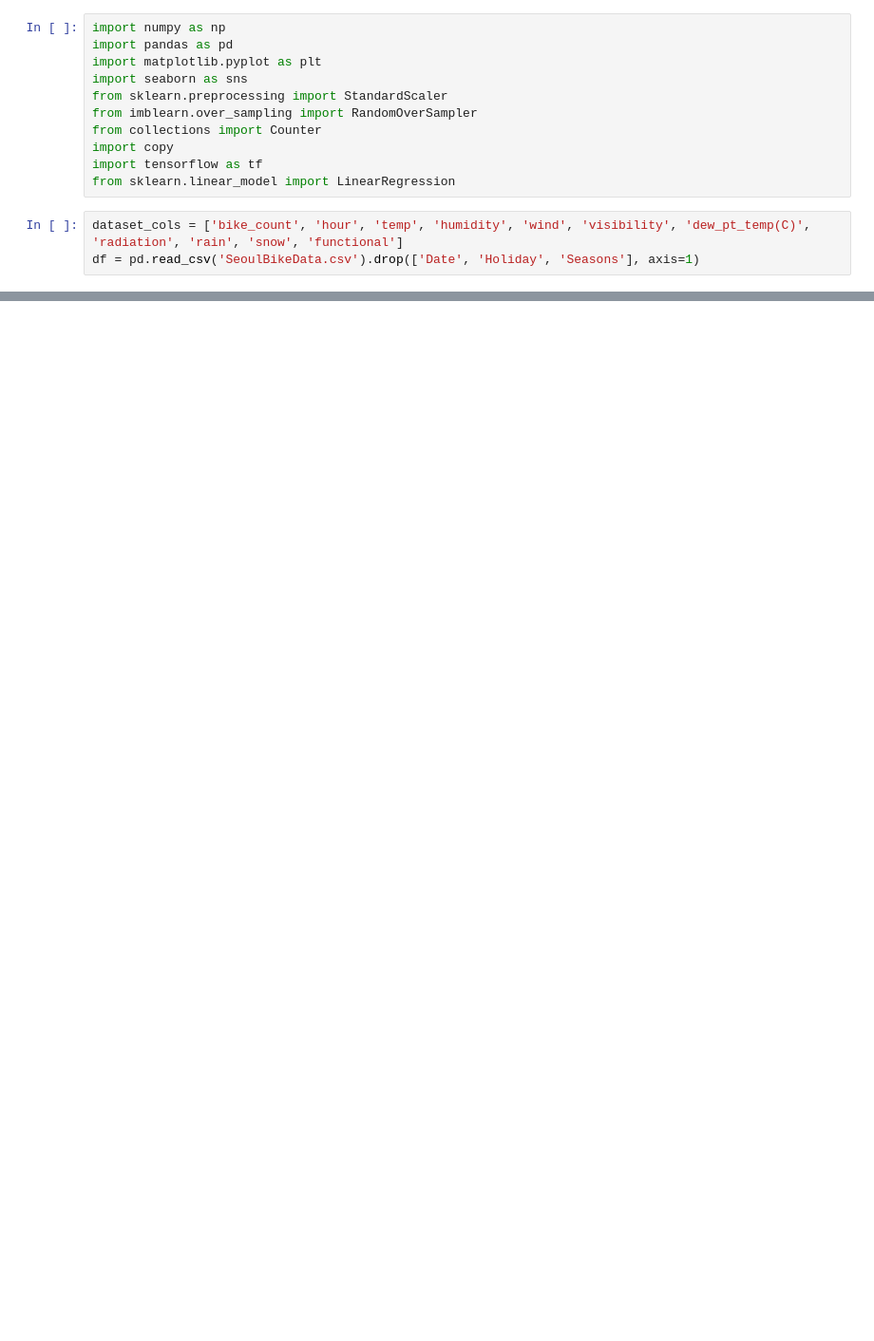
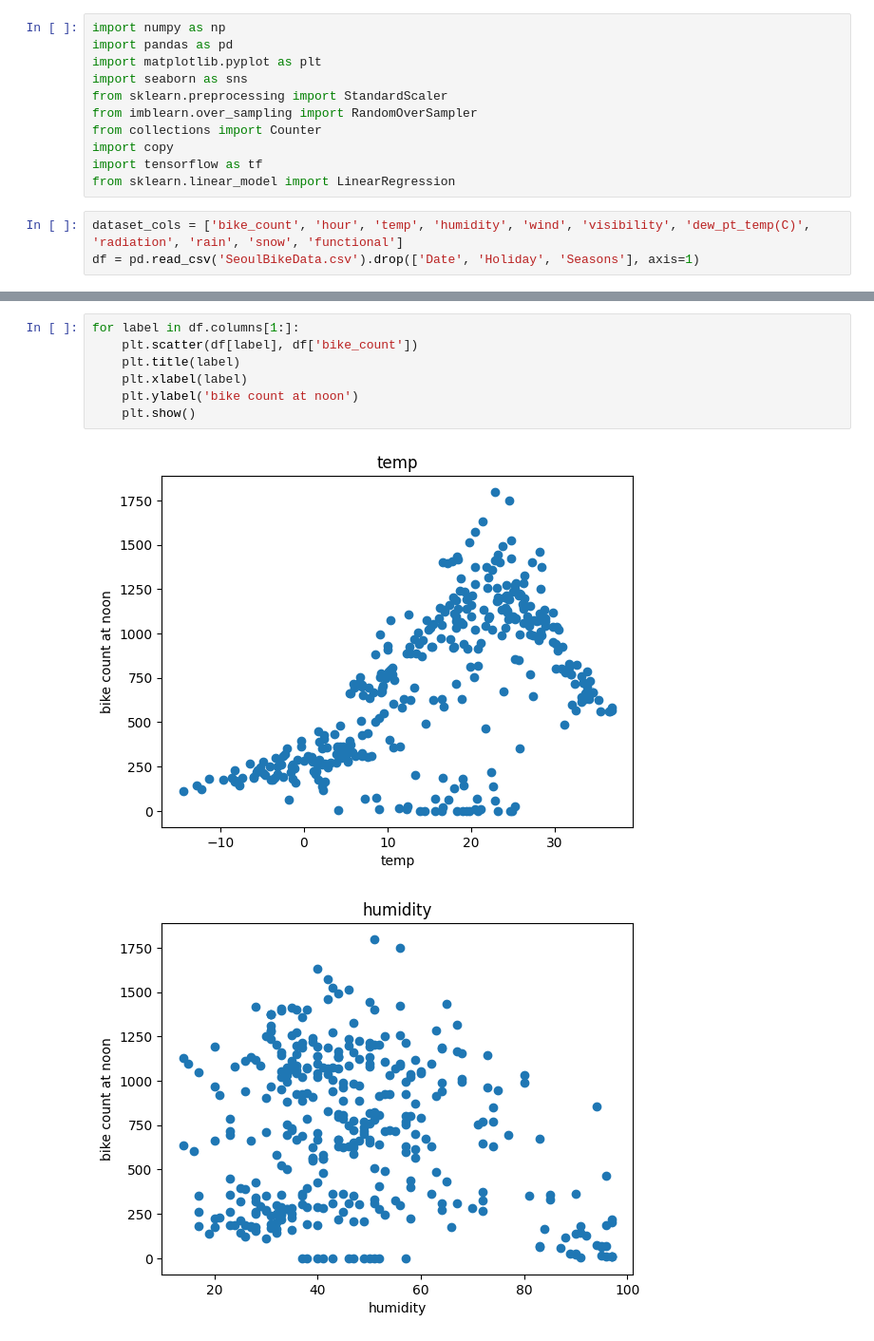
Before and after one commit to Kosher-T/Colab_Projects, a Jupyter notebook: fcc_bikes_regression.ipynb, the cells around one changed output, grey strips where cells are left out. Shown: that part at 95% size. Drawn from its saved outputs; the diff is of its cells as text; blank space fills up the shorter version.

```diff
--- a/fcc_bikes_regression.ipynb
+++ b/fcc_bikes_regression.ipynb
@@ -26,0 +31,10 @@ df.head()
+# %%
+for label in df.columns[1:]:
+    plt.scatter(df[label], df['bike_count'])
+    plt.title(label)
+    plt.xlabel(label)
+    plt.ylabel('bike count at noon')
+    plt.show()
+# %% [output]
+[figure, added]
+[figure, added]
```
Also changed, not shown: parts of 6 cells of this notebook.
